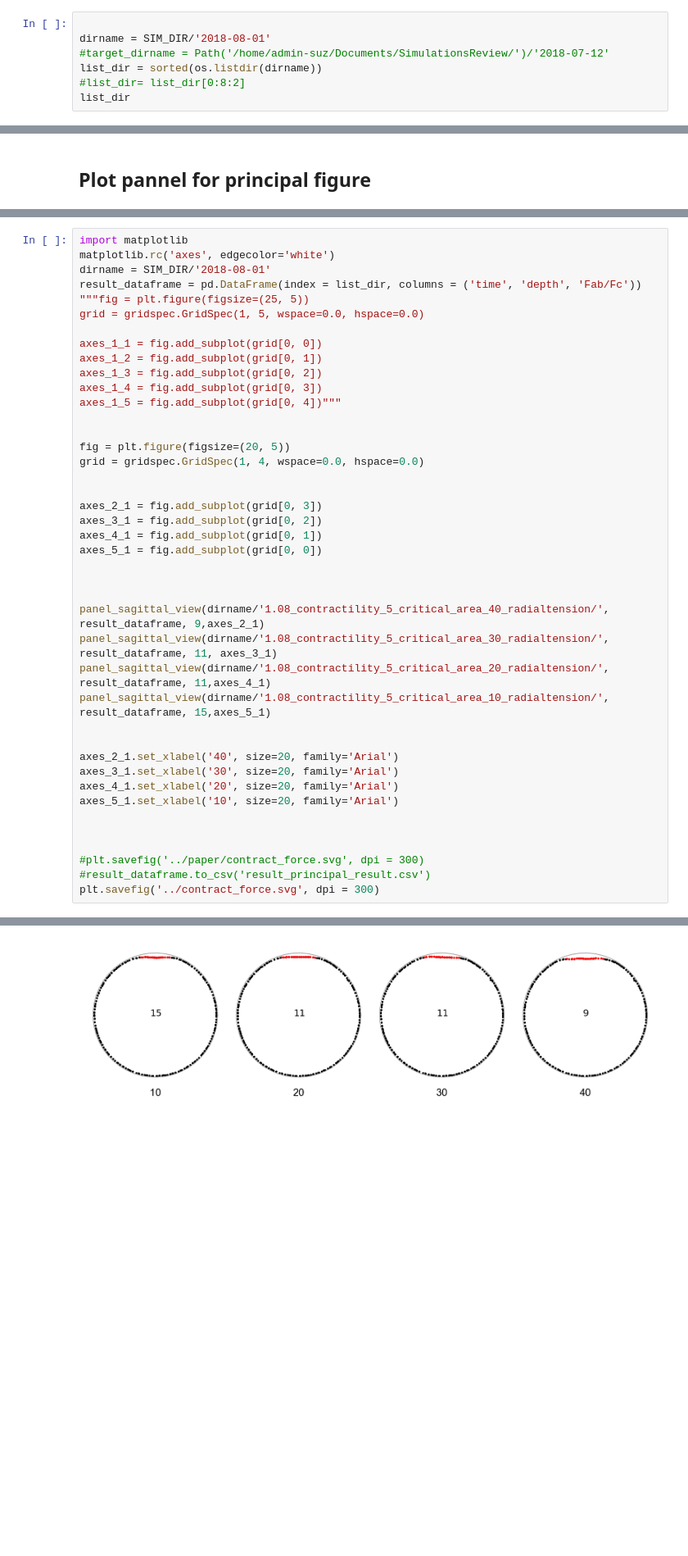
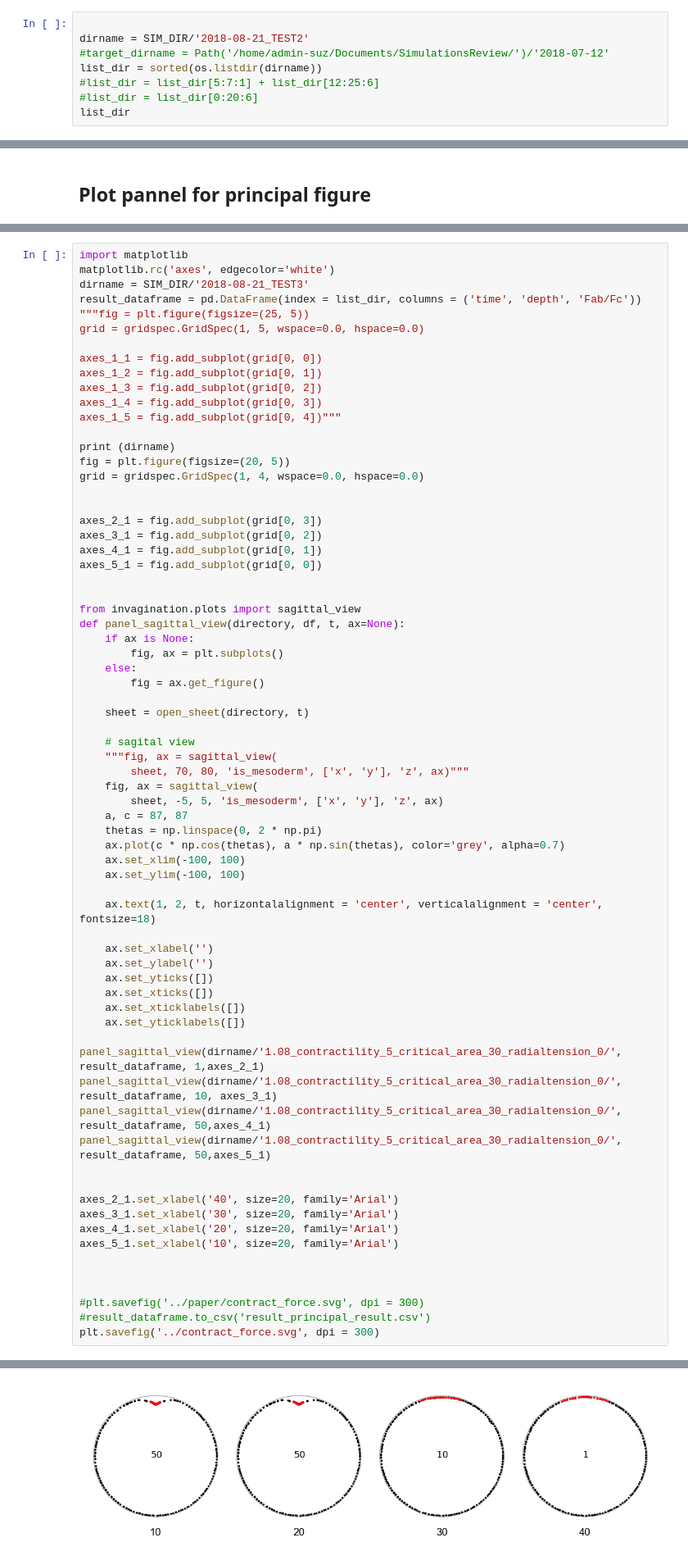
Before and after one commit to suzannelab/invagination, a Jupyter notebook: notebooks/EmbryoMesodermInvagination_AnalysePrincipale.ipynb, the cells around one changed output, grey strips where cells are left out. Shown: that part at 82% size. Saved outputs shown, nothing was run; the diff lists cells and outputs as text; blank space fills up the shorter version.

```diff
--- a/notebooks/EmbryoMesodermInvagination_AnalysePrincipale.ipynb
+++ b/notebooks/EmbryoMesodermInvagination_AnalysePrincipale.ipynb
@@ -45,9 +45,10 @@ SIM_DIR = Path('/home/admin-suz/Documents/SimulationsReview')
 old = None
 # %%
 
-dirname = SIM_DIR/'2018-08-01'
+dirname = SIM_DIR/'2018-08-21_TEST2'
 #target_dirname = Path('/home/admin-suz/Documents/SimulationsReview/')/'2018-07-12'
 list_dir = sorted(os.listdir(dirname))
-#list_dir= list_dir[0:8:2]
+#list_dir = list_dir[5:7:1] + list_dir[12:25:6]
+#list_dir = list_dir[0:20:6]
 list_dir
 # %% [output]
@@ -420,7 +435,7 @@ Name: 1.04_contractility_5_critical_area_40_radialtension, dtype: object
 # %%
 import matplotlib
 matplotlib.rc('axes', edgecolor='white')
-dirname = SIM_DIR/'2018-08-01'
+dirname = SIM_DIR/'2018-08-21_TEST3'
 result_dataframe = pd.DataFrame(index = list_dir, columns = ('time', 'depth', 'Fab/Fc'))
 """fig = plt.figure(figsize=(25, 5))
 grid = gridspec.GridSpec(1, 5, wspace=0.0, hspace=0.0)
@@ -431,7 +446,7 @@ axes_1_3 = fig.add_subplot(grid[0, 2])
 axes_1_4 = fig.add_subplot(grid[0, 3])
 axes_1_5 = fig.add_subplot(grid[0, 4])"""
 
-
+print (dirname)
 fig = plt.figure(figsize=(20, 5))
 grid = gridspec.GridSpec(1, 4, wspace=0.0, hspace=0.0)
 
@@ -442,11 +457,39 @@ axes_4_1 = fig.add_subplot(grid[0, 1])
 axes_5_1 = fig.add_subplot(grid[0, 0])
 
 
+from invagination.plots import sagittal_view
+def panel_sagittal_view(directory, df, t, ax=None):
+    if ax is None:
+        fig, ax = plt.subplots()
+    else:
+        fig = ax.get_figure()
 
-panel_sagittal_view(dirname/'1.08_contractility_5_critical_area_40_radialtension/', result_dataframe, 9,axes_2_1)
-panel_sagittal_view(dirname/'1.08_contractility_5_critical_area_30_radialtension/', result_dataframe, 11, axes_3_1)
-panel_sagittal_view(dirname/'1.08_contractility_5_critical_area_20_radialtension/', result_dataframe, 11,axes_4_1)
-panel_sagittal_view(dirname/'1.08_contractility_5_critical_area_10_radialtension/', result_dataframe, 15,axes_5_1)
+    sheet = open_sheet(directory, t)
+
+    # sagital view
+    """fig, ax = sagittal_view(
+        sheet, 70, 80, 'is_mesoderm', ['x', 'y'], 'z', ax)"""
+    fig, ax = sagittal_view(
+        sheet, -5, 5, 'is_mesoderm', ['x', 'y'], 'z', ax)
+    a, c = 87, 87
+    thetas = np.linspace(0, 2 * np.pi)
+    ax.plot(c * np.cos(thetas), a * np.sin(thetas), color='grey', alpha=0.7)
+    ax.set_xlim(-100, 100)
+    ax.set_ylim(-100, 100)
+
+    ax.text(1, 2, t, horizontalalignment = 'center', verticalalignment = 'center', fontsize=18)
+
+    ax.set_xlabel('')
+    ax.set_ylabel('')
+    ax.set_yticks([])
+    ax.set_xticks([])
+    ax.set_xticklabels([])
+    ax.set_yticklabels([])
+
+panel_sagittal_view(dirname/'1.08_contractility_5_critical_area_30_radialtension_0/', result_dataframe, 1,axes_2_1)
+panel_sagittal_view(dirname/'1.08_contractility_5_critical_area_30_radialtension_0/', result_dataframe, 10, axes_3_1)
+panel_sagittal_view(dirname/'1.08_contractility_5_critical_area_30_radialtension_0/', result_dataframe, 50,axes_4_1)
+panel_sagittal_view(dirname/'1.08_contractility_5_critical_area_30_radialtension_0/', result_dataframe, 50,axes_5_1)
 
 
 axes_2_1.set_xlabel('40', size=20, family='Arial')
@@ -463,4 +507,4 @@ plt.savefig('../contract_force.svg', dpi = 300)
-[figure, old version]
+[figure, new version]
 # %% [markdown]
 #### Film from principal fig
 # %%
```
Also changed, not shown: parts of 13 cells of this notebook, 11 other files.
